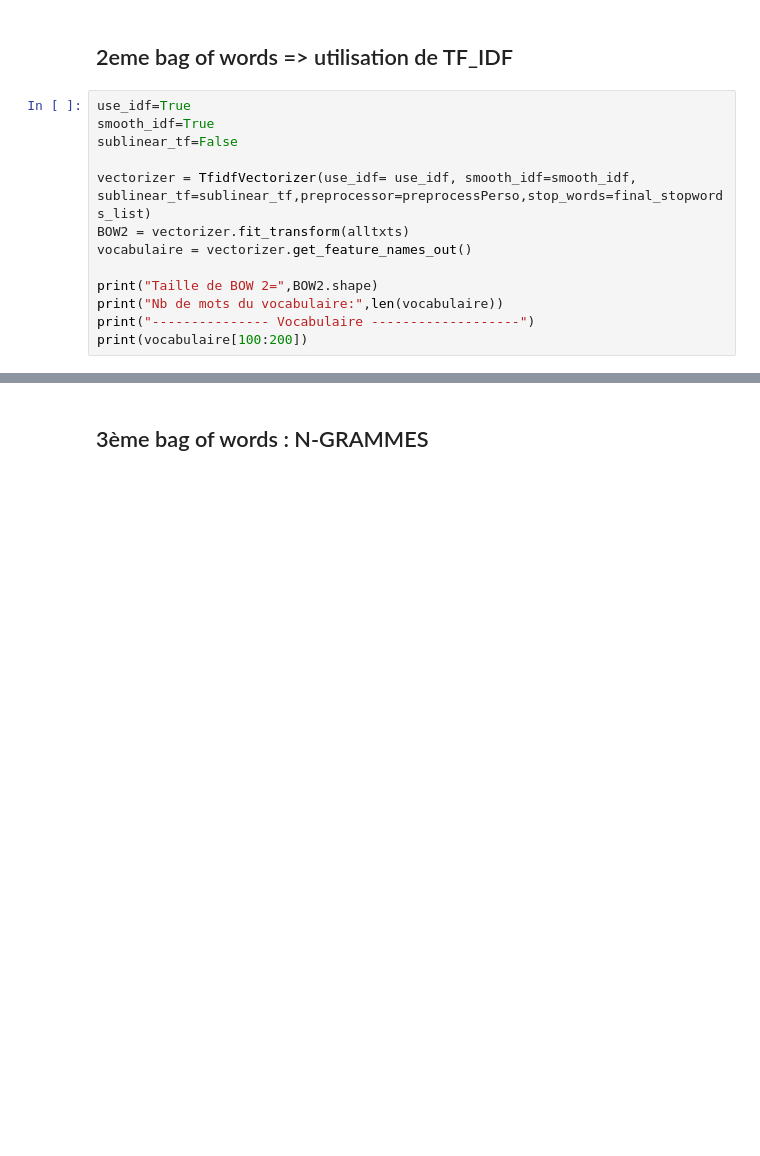
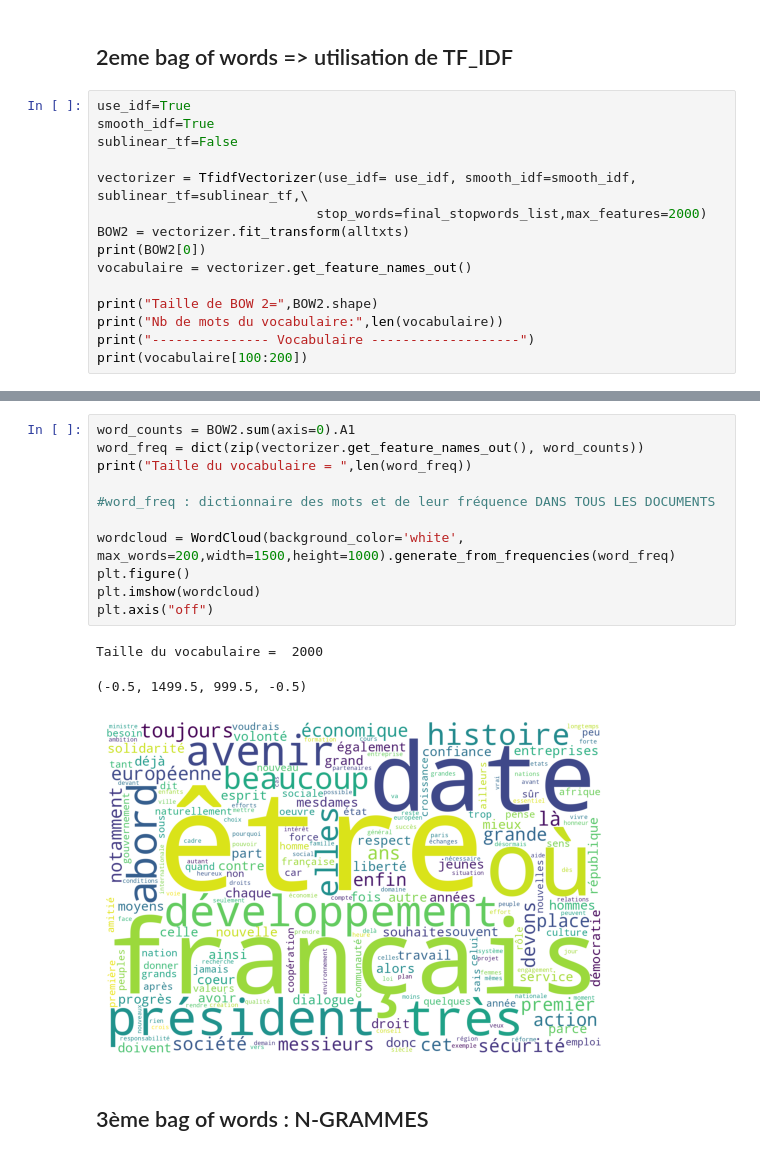
Before and after one commit to nbarrellon/RITAL2026, a Jupyter notebook: PROJET.ipynb, the cells around one changed output, grey strips where cells are left out. Saved outputs shown, nothing was run; the diff lists cells and outputs as text; blank space fills up the shorter version.

```diff
--- a/PROJET.ipynb
+++ b/PROJET.ipynb
@@ -115,8 +132,10 @@ use_idf=True
 smooth_idf=True
 sublinear_tf=False
 
-vectorizer = TfidfVectorizer(use_idf= use_idf, smooth_idf=smooth_idf, sublinear_tf=sublinear_tf,preprocessor=preprocessPerso,stop_words=final_stopwords_list)
+vectorizer = TfidfVectorizer(use_idf= use_idf, smooth_idf=smooth_idf, sublinear_tf=sublinear_tf,\
+                            stop_words=final_stopwords_list,max_features=2000)
 BOW2 = vectorizer.fit_transform(alltxts)
+print(BOW2[0])
 vocabulaire = vectorizer.get_feature_names_out()
 
 print("Taille de BOW 2=",BOW2.shape)
@@ -147,3 +163,18 @@ Nb de mots du vocabulaire: 26894
+# %%
+word_counts = BOW2.sum(axis=0).A1
+word_freq = dict(zip(vectorizer.get_feature_names_out(), word_counts))
+print("Taille du vocabulaire = ",len(word_freq))
+
+#word_freq : dictionnaire des mots et de leur fréquence DANS TOUS LES DOCUMENTS
+
+wordcloud = WordCloud(background_color='white', max_words=200,width=1500,height=1000).generate_from_frequencies(word_freq)
+plt.figure()
+plt.imshow(wordcloud)
+plt.axis("off")
+# %% [output]
+Taille du vocabulaire =  2000
+(-0.5, 1499.5, 999.5, -0.5)
+[figure, added]
 # %% [markdown]
 ## 3ème bag of words : N-GRAMMES
 # %%
```
Also changed, not shown: parts of 24 cells of this notebook, 39 other files.
